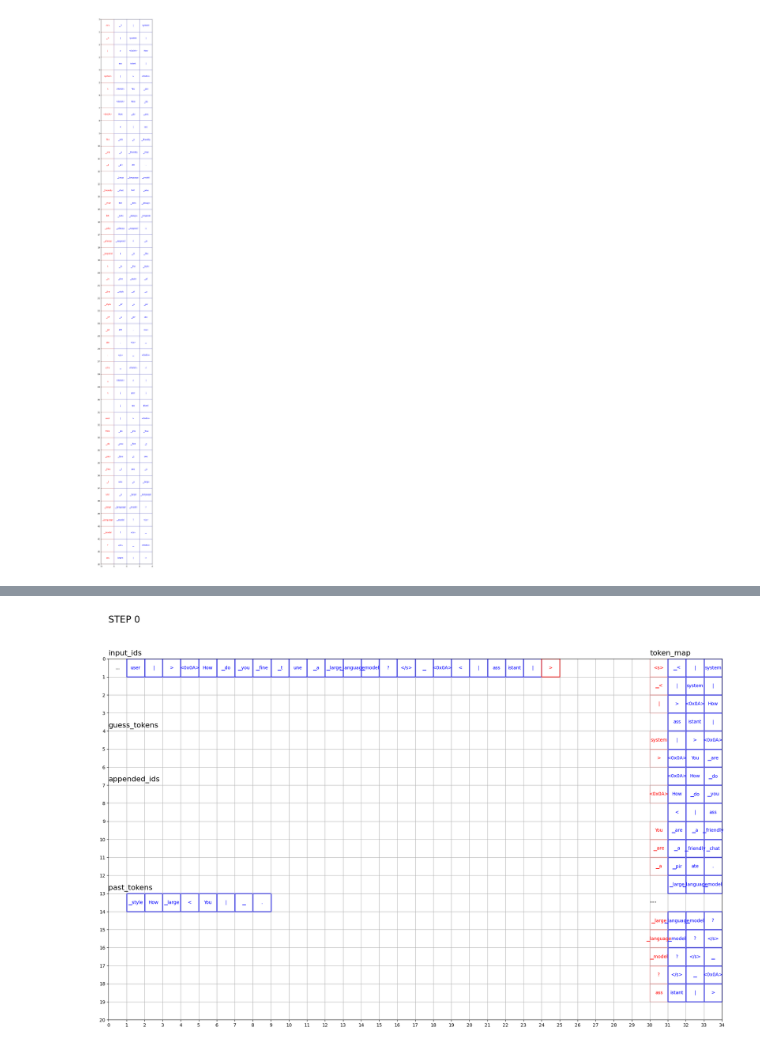
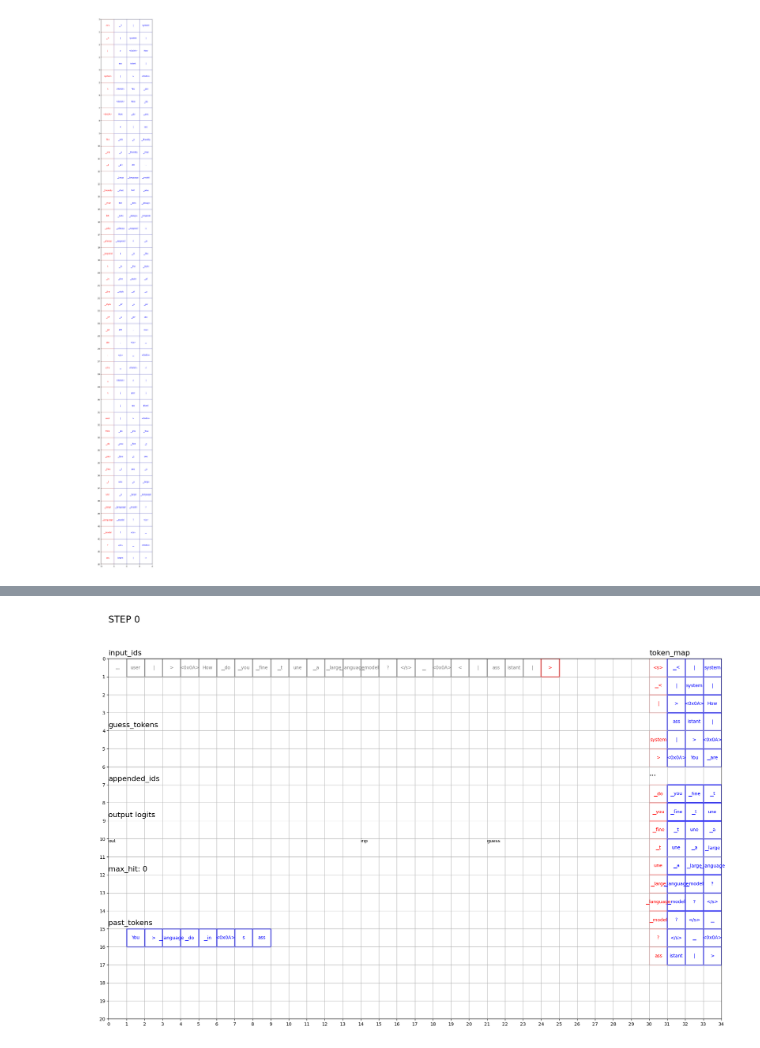
Before and after one commit to k-l-lambda/LookaheadDecoding, a Jupyter notebook: visualization.ipynb, the cells around one changed output, grey strips where cells are left out. Cells and saved outputs as stored; diff of their text form; code cells hidden in the pictures.

```diff
--- a/visualization.ipynb
+++ b/visualization.ipynb
@@ -199,13 +199,13 @@ def plot_frame (data, index):
 	ax.text(0.5, 0.5, '...', color='black', ha='center', va='center')
 	input_ids = data['input_ids'][0, -24:].tolist()
 	for i, token in enumerate(input_ids):
-		color = 'b' if i < len(input_ids) - 1 else 'r'
+		color = 'gray' if i < len(input_ids) - 1 else 'r'
 		rect = plt.Rectangle((1 + i, 0), 1, 1, fill=False, edgecolor=color, linewidth=2)
 		ax.add_patch(rect)
 		ax.text(1 + i + 0.5, 0.5, tokenizer.convert_ids_to_tokens(token), color=color, ha='center', va='center')
 
 	# plot past tokens
-	ax.text(0, 12.8, 'past_tokens', color='black', fontsize=16)
+	ax.text(0, 14.8, 'past_tokens', color='black', fontsize=16)
 
 	past_tokens = data['past_tokens']
 	for i, row in enumerate(past_tokens):
@@ -213,9 +213,9 @@ def plot_frame (data, index):
 			for j, token in enumerate(row):
 				if token is not None:
 					x = j + 1 if i == 0 else j
-					rect = plt.Rectangle((x, 13 + i), 1, 1, fill=False, edgecolor='b', linewidth=2)
+					rect = plt.Rectangle((x + i, 15 + i), 1, 1, fill=False, edgecolor='b', linewidth=2)
 					ax.add_patch(rect)
-					ax.text(x + 0.5, 13 + i + 0.5, tokenizer.convert_ids_to_tokens(token), color='b', ha='center', va='center')
+					ax.text(x + i + 0.5, 15 + i + 0.5, tokenizer.convert_ids_to_tokens(token), color='b', ha='center', va='center')
 
 	# plot token_map
 	ax.text(30, -0.2, 'token_map', color='black', fontsize=16)
@@ -223,9 +223,10 @@ def plot_frame (data, index):
 	token_map = data['token_map']
 	row = 0
 	at_tail = False
-	tail_keys = list(token_map.keys())[-5:]
+	tail_keys = list(token_map.keys())[-10:]
+	HEAD_LINES = 5
 	for k, grams in token_map.items():
-		if row > 12 and not (k in tail_keys):
+		if row > HEAD_LINES and not (k in tail_keys):
 			continue
 
 		key_token = tokenizer.convert_ids_to_tokens(k)
@@ -240,44 +241,74 @@ def plot_frame (data, index):
 				ax.text(31 + j + 0.5, row + 0.5, tokenizer.convert_ids_to_tokens(token), color='b', ha='center', va='center')
 
 			row += 1
-			if not at_tail and row > 12:
+			if not at_tail and row > HEAD_LINES:
 				break
 
-		if not at_tail and row > 12:
+		if not at_tail and row > HEAD_LINES:
 			at_tail = True
 			ax.text(30, row + 0.5, '...', color='black', fontsize=16)
 			row += 1
 
 	# plot guess_tokens
 	ax.text(0, 3.8, 'guess_tokens', color='black', fontsize=16)
 	guess_tokens = data['guess_tokens']
 	if guess_tokens is not None:
 		for i, token in enumerate(guess_tokens):
 			rect = plt.Rectangle((i, 4), 1, 1, fill=False, edgecolor='g', linewidth=2)
 			ax.add_patch(rect)
 			ax.text(i + 0.5, 4 + 0.5, tokenizer.convert_ids_to_tokens(token), color='g', ha='center', va='center')
 	guess_len = len(guess_tokens) if guess_tokens is not None else 0
 
 	# plot appended ids
 	ax.text(0, 6.8, 'appended_ids', color='black', fontsize=16)
 	if data['outputs'] is not None:
 		appended_ids = data['outputs'].appended_ids[0].cpu().tolist()
 		for i, token in enumerate(appended_ids):
 			color = 'b' if i < len(appended_ids) - guess_len else 'g'
 			rect = plt.Rectangle((1 + i, 7), 1, 1, fill=False, edgecolor=color, linewidth=2)
 			ax.add_patch(rect)
 			ax.text(1 + i + 0.5, 7 + 0.5, tokenizer.convert_ids_to_tokens(token), color=color, ha='center', va='center')
 
+	# plot out_logits
+	ax.text(0, 8.8, 'output logits', color='black', fontsize=16)
+	ax.text(0, 10.2, 'out', color='black', fontsize=10)
+	ax.text(14, 10.2, 'inp', color='black', fontsize=10)
+	ax.text(21, 10.2, 'guess', color='black', fontsize=10)
+	if data['outputs'] is not None:
+		out_id = data['outputs'].out_logits[0].argmax(dim=-1).item()
+		rect = plt.Rectangle((0, 9), 1, 1, fill=False, edgecolor='r', linewidth=2, linestyle='--')
+		ax.add_patch(rect)
+		ax.text(0.5, 9 + 0.5, tokenizer.convert_ids_to_tokens(out_id), color='r', ha='center', va='center')
+
+		for j in range(data['outputs'].inp_logits.shape[0]):
+			inp_ids = data['outputs'].inp_logits[j].argmax(dim=-1).tolist()
+			startx = len(appended_ids) - guess_len + 1 - len(inp_ids)
+			for i, token in enumerate(inp_ids):
+				rect = plt.Rectangle((startx + i, 9 + j), 1, 1, fill=False, edgecolor='b', linewidth=2, linestyle='--')
+				ax.add_patch(rect)
+				ax.text(startx + i + 0.5, 9 + j + 0.5, tokenizer.convert_ids_to_tokens(token), color='b', ha='center', va='center')
+
+		if data['outputs'].guess_logits is not None:
+			guess_ids = data['outputs'].guess_logits[0].argmax(dim=-1).tolist()
+			for i, token in enumerate(guess_ids):
+				rect = plt.Rectangle((21 + i, 9), 1, 1, fill=False, edgecolor='g', linewidth=2, linestyle='--')
+				ax.add_patch(rect)
+				ax.text(21 + i + 0.5, 9 + 0.5, tokenizer.convert_ids_to_tokens(token), color='g', ha='center', va='center')
+
+	# max_hits
+	max_hit = data['max_hit']
+	ax.text(0, 11.8, f'max_hit: {max_hit}', color='black', fontsize=16)
+
 	ax.set_xticks(np.arange(0, 34 + 1, 1))
 	ax.set_yticks(np.arange(0, 21, 1))
 	ax.grid(True)
 	ax.set_aspect('equal')  # Ensure squares are square-shaped
 	plt.gca().invert_yaxis()  # Invert y-axis to match typical grid layout
 	plt.savefig(f'./tests/plot_{index}.png')
 
 plot_frame(data0, 0)
 # %% [output]
-[figure, old version]
+[figure, new version]
 # %%
 data4 = pickle.load(open('./tests/decoding_4.pkl', 'rb'))
 plot_frame(data4, 4)
```
Also changed, not shown: parts of 7 cells of this notebook, 2 other files.
